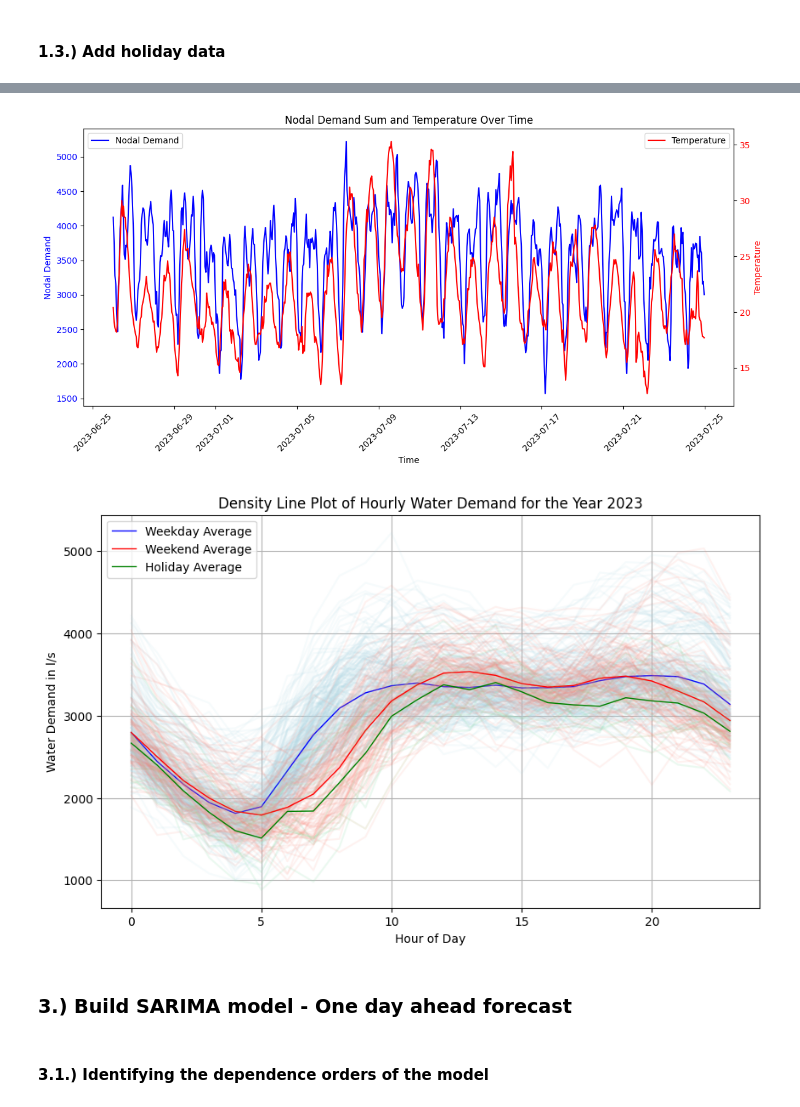
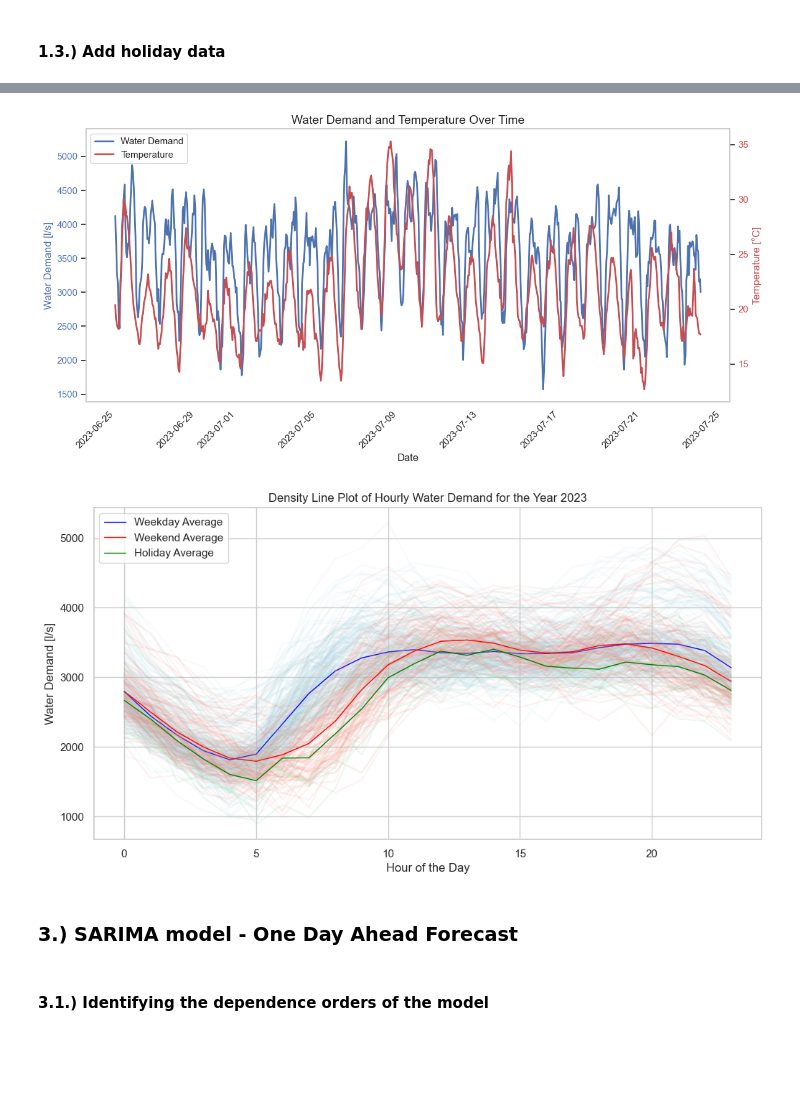
Before and after one commit to DavidArtukovic/Projektarbeit_Artukovic, a Jupyter notebook: src/hourly_water_consumption.ipynb, the cells around one changed output, grey strips where cells are left out. Saved outputs shown, nothing was run; the diff lists cells and outputs as text; code cells hidden in the pictures; blank space fills up the shorter version.

```diff
--- a/src/hourly_water_consumption.ipynb
+++ b/src/hourly_water_consumption.ipynb
@@ -411,34 +486,54 @@ filtered_df.describe()
 # %%
+# Set the style
+sns.set(style="whitegrid")
+
 # Create the plot
 fig, ax1 = plt.subplots(figsize=(12, 6))
 
-# Plot the nodal_demand_sum
+# Plot the nodal_demand
 ax1.plot(
     filtered_df.index,
     filtered_df["nodal_demand"],
-    label="Nodal Demand",
+    label="Water Demand",
     color="b",
+    linewidth=2,
 )
-ax1.set_xlabel("Time")
-ax1.set_ylabel("Nodal Demand", color="b")
+ax1.set_xlabel("Date", fontsize=12)
+ax1.set_ylabel("Water Demand [l/s]", color="b", fontsize=12)
 ax1.tick_params(axis="x", rotation=45)
 ax1.tick_params(axis="y", labelcolor="b")
 
 # Create a second y-axis for the temperature
 ax2 = ax1.twinx()
-ax2.plot(filtered_df.index, filtered_df["TT_TU_Schnar"], label="Temperature", color="r")
-ax2.set_ylabel("Temperature", color="r")
+ax2.plot(
+    filtered_df.index,
+    filtered_df["temperature_Schnar"],
+    label="Temperature",
+    color="r",
+    linewidth=2,
+)
+ax2.set_ylabel("Temperature [°C]", color="r", fontsize=12)
 ax2.tick_params(axis="y", labelcolor="r")
 
+# Add grid
+ax1.grid(visible=False)
+ax2.grid(visible=False)
+
 # Add legends
-ax1.legend(loc="upper left")
-ax2.legend(loc="upper right")
+lines_1, labels_1 = ax1.get_legend_handles_labels()
+lines_2, labels_2 = ax2.get_legend_handles_labels()
+ax2.legend(lines_1 + lines_2, labels_1 + labels_2, loc="upper left")
 
-plt.title("Nodal Demand Sum and Temperature Over Time")
+# Add title
+plt.title("Water Demand and Temperature Over Time", fontsize=14)
+
+# Adjust layout
 plt.tight_layout()
+
+# Show plot
 plt.show()
 # %% [output]
-[figure, old version]
+[figure, new version]
 # %%
 # Extract the hour and date from the timestamp
 year_data["hour"] = year_data.index.hour
@@ -461,44 +556,44 @@ pivot_ho = (
     holidays.groupby(["date", "hour"])["nodal_demand"].mean().unstack(level="hour")
 )
 
-plt.figure(figsize=(10, 6))
+plt.figure(figsize=(12, 6))
 
 # Plot each weekday's daily line in a faint color
 for day in pivot_wd.index:
     plt.plot(pivot_wd.columns, pivot_wd.loc[day], color="lightblue", alpha=0.1)
 
 # Plot the average weekday demand line in thicker blue
 avg_wd = pivot_wd.mean(axis=0)
 plt.plot(pivot_wd.columns, avg_wd, color="blue", linewidth=1, label="Weekday Average")
 
 # Plot each weekend day's daily line in a faint color
 for day in pivot_we.index:
     plt.plot(pivot_we.columns, pivot_we.loc[day], color="salmon", alpha=0.1)
 
 # Plot the average weekend demand line in thicker red
 avg_we = pivot_we.mean(axis=0)
 plt.plot(pivot_we.columns, avg_we, color="red", linewidth=1, label="Weekend Average")
 
 # Plot each holiday daily line in a faint color
 for day in pivot_ho.index:
     plt.plot(pivot_ho.columns, pivot_ho.loc[day], color="lightgreen", alpha=0.1)
 
 # Plot the average holiday demand line in thicker red
 avg_ho = pivot_ho.mean(axis=0)
 plt.plot(pivot_ho.columns, avg_ho, color="green", linewidth=1, label="Holiday Average")
 
 
 # Final styling
-plt.xlabel("Hour of Day")
-plt.ylabel("Water Demand in l/s")
+plt.xlabel("Hour of the Day")
+plt.ylabel("Water Demand [l/s]")
 plt.title("Density Line Plot of Hourly Water Demand for the Year 2023")
 plt.legend()
 plt.grid(True)
 plt.show()
 # %% [output]
-[figure, old version]
+[figure, new version]
 # %% [markdown]
-### 3.) Build SARIMA model - One day ahead forecast
+### 3.) SARIMA model - One Day Ahead Forecast
 # %% [markdown]
 #### 3.1.) Identifying the dependence orders of the model
 # %%
```
Also changed, not shown: parts of 52 cells of this notebook, 12 other files.
